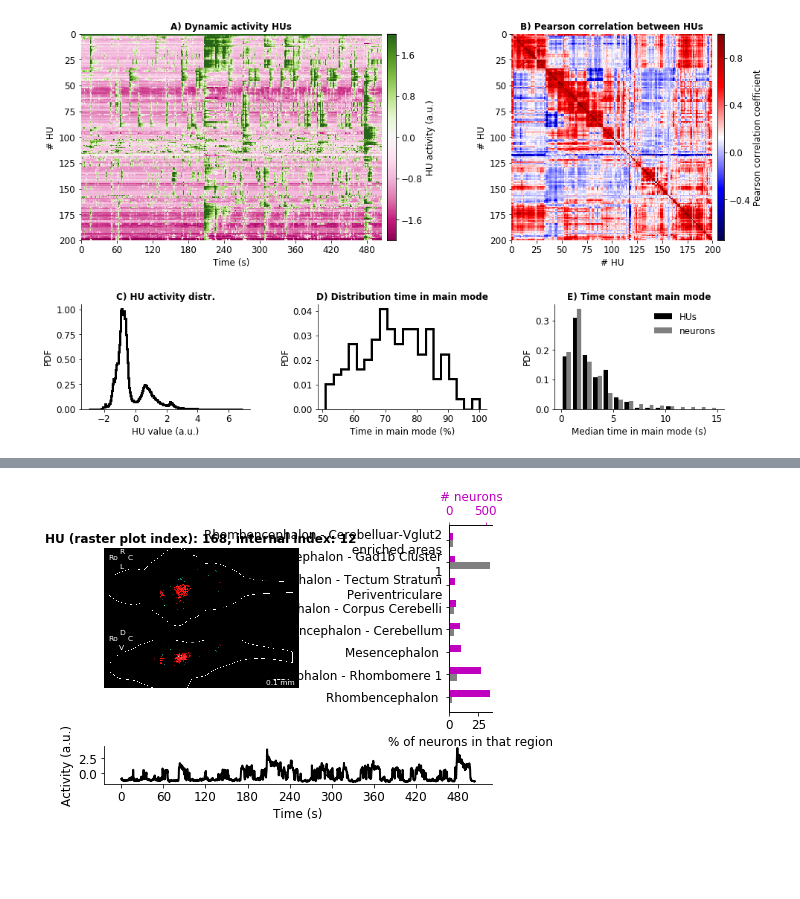
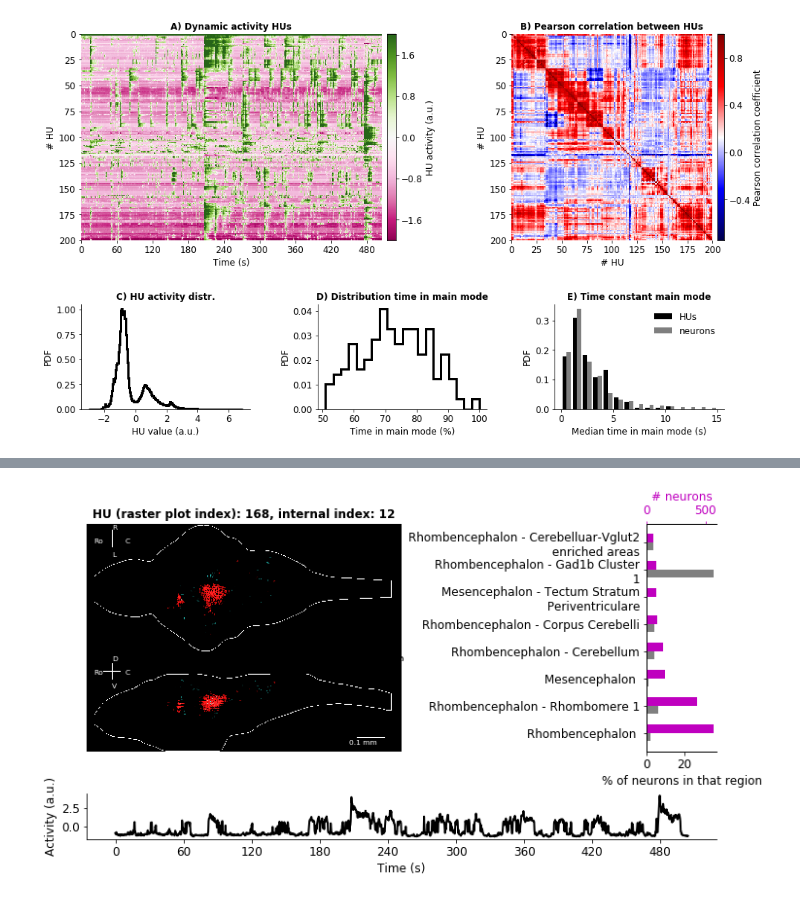
Before and after one commit to vdplasthijs/zf-rbm, a Jupyter notebook: figure_notebooks/fig_hu_morphology.ipynb, the cells around one changed output, grey strips where cells are left out. Drawn from its saved outputs; the diff is of its cells as text; code cells hidden in the pictures; blank space fills up the shorter version.

Commit message:
combined HU figures

```diff
--- a/figure_notebooks/fig_hu_morphology.ipynb
+++ b/figure_notebooks/fig_hu_morphology.ipynb
@@ -167,23 +167,3 @@ pf.plot_degree_distr(degree_dict=degree_distr,
 #                                   plot_legend=(i_k == 0), ax=ax_unif_dict[i_plot])
 # %% [output]
 [figure]
-# %%
-plt.rcParams['figure.figsize'] = (12, 6)
-save_fig = False
-
-mu_arr = [30, 40, 50, 60, 82, 86]
-
-fig = plt.figure(constrained_layout=False)
-gs_im = fig.add_gridspec(ncols=3, nrows=2, bottom=0.05, top=0.95,
-                         hspace=0.2, wspace=0.1, left=0.05, right=0.95)  # [1, 2.2, 1.2]
-
-## example  plots
-sax = {}
-for i_mu, mu in enumerate(mu_arr):
-    sax[i_mu] = fig.add_subplot(gs_im[i_mu])
-    pf.plot_example_hu(ax=sax[i_mu], hu_id=mu, fontsize=8)
-
-
-
-if save_fig:
-    plt.savefig('/home/thijs/repos/zf-rbm/figures/fig_2.pdf', dpi=500, bbox_inches='tight')
@@ -433,9 +453,10 @@ len(median_hu_period[:, 0])
 # %%
 ## Show one HU
+plt.rcParams['figure.figsize'] = (10, 5)
 tmp = pf.plot_info_hu(raster_order=ol, hu_activity=hu_act_test, mu=12, save_fig=False, region_absolute=True,
                           RBM=RBM, rec=rec, selection_neurons=selected_neurons['wb'])
 # %% [output]
-[figure, old version]
+[figure, new version]
 # %%
 ## Save all Hidden Units
 
```
Also changed, not shown: parts of 9 cells of this notebook, 14 other files.
